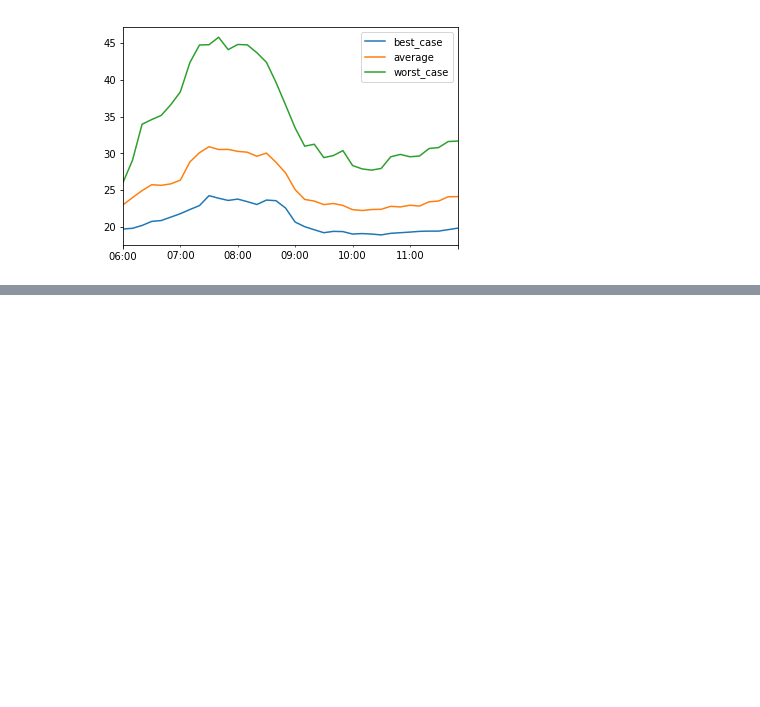
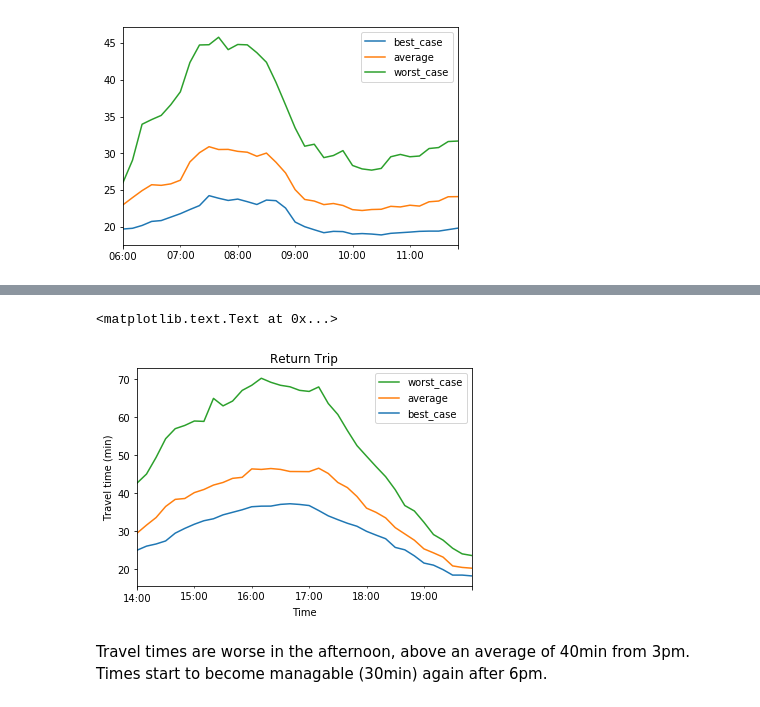
Before and after one commit to cselig/commute_time, a Jupyter notebook: plots.ipynb, the cells around one changed output, grey strips where cells are left out. Saved outputs shown, nothing was run; the diff lists cells and outputs as text; code cells hidden in the pictures; blank space fills up the shorter version.

```diff
--- a/plots.ipynb
+++ b/plots.ipynb
@@ -37,0 +53,9 @@ monday_going_df.plot(kind='line')
+# %%
+ax = monday_returning_df.plot(kind='line', title='Return Trip', legend='reverse')
+ax.set_xlabel('Time')
+ax.set_ylabel('Travel time (min)')
+# %% [output]
+<matplotlib.text.Text at 0x...>
+[figure, added]
+# %% [markdown]
+Travel times are worse in the afternoon, above an average of 40min from 3pm. Times start to become managable (30min) again after 6pm.
```
Also changed, not shown: parts of 5 cells of this notebook.
